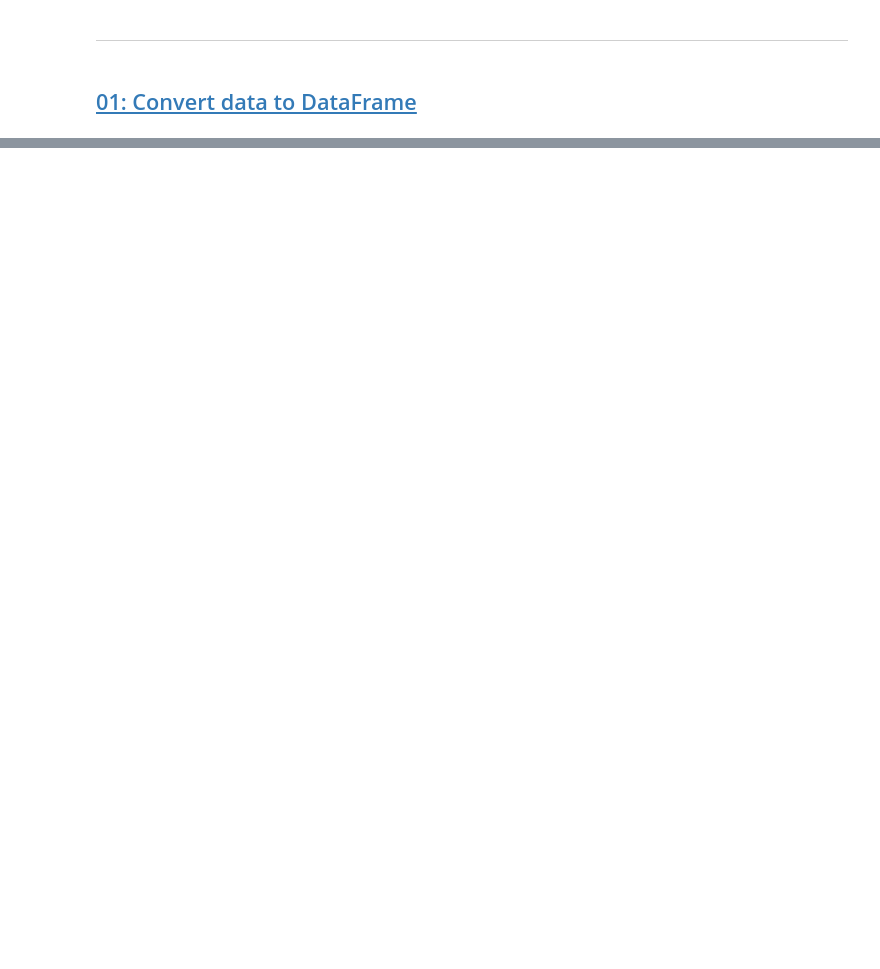
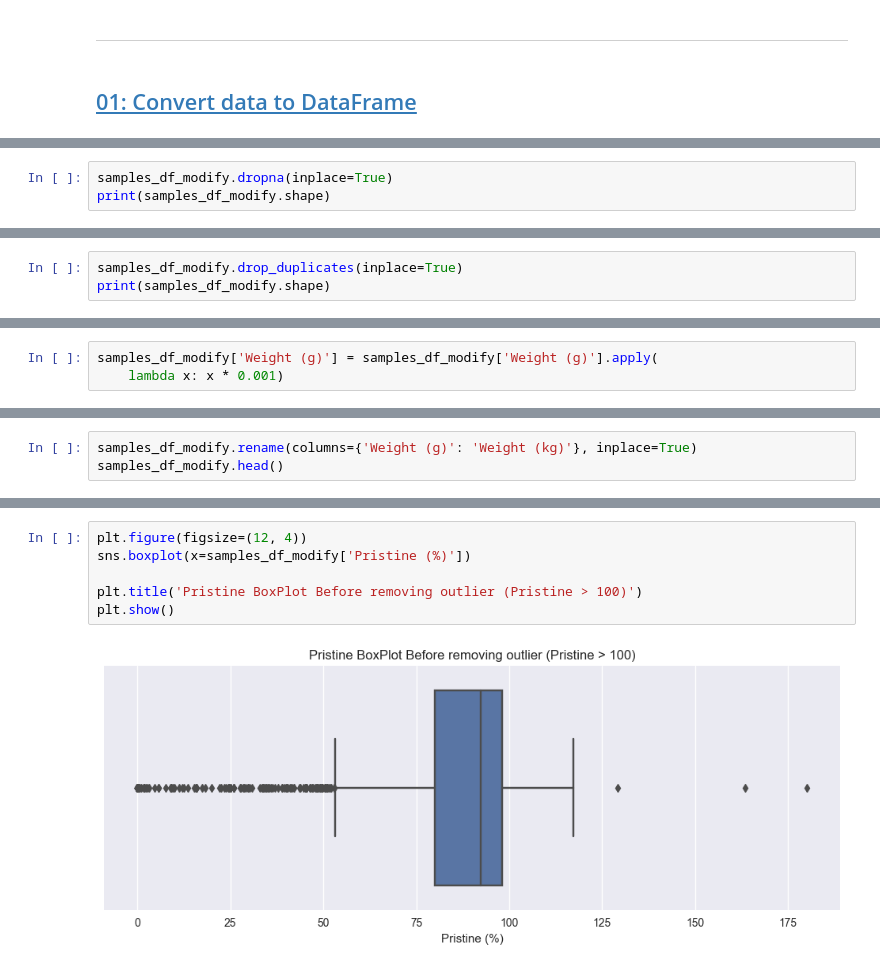
Before and after one commit to AliShariatian/Artemis-Project-Analysis, a Jupyter notebook: main.ipynb, the cells around one changed output, grey strips where cells are left out. Drawn from its saved outputs; the diff is of its cells as text; blank space fills up the shorter version.

```diff
--- a/main.ipynb
+++ b/main.ipynb
@@ -62,0 +183,3 @@ samples_df.head()
+# %%
+samples_df_modify.dropna(inplace=True)
+print(samples_df_modify.shape)
@@ -62,0 +190,3 @@ samples_df.head()
+# %%
+samples_df_modify.drop_duplicates(inplace=True)
+print(samples_df_modify.shape)
@@ -62,0 +206,3 @@ samples_df.head()
+# %%
+samples_df_modify['Weight (g)'] = samples_df_modify['Weight (g)'].apply(
+    lambda x: x * 0.001)
@@ -62,0 +211,3 @@ samples_df.head()
+# %%
+samples_df_modify.rename(columns={'Weight (g)': 'Weight (kg)'}, inplace=True)
+samples_df_modify.head()
@@ -62,0 +241,8 @@ samples_df.head()
+# %%
+plt.figure(figsize=(12, 4))
+sns.boxplot(x=samples_df_modify['Pristine (%)'])
+
+plt.title('Pristine BoxPlot Before removing outlier (Pristine > 100)')
+plt.show()
+# %% [output]
+[figure, added]
```
Also changed, not shown: parts of 58 cells of this notebook, 2 other files.
